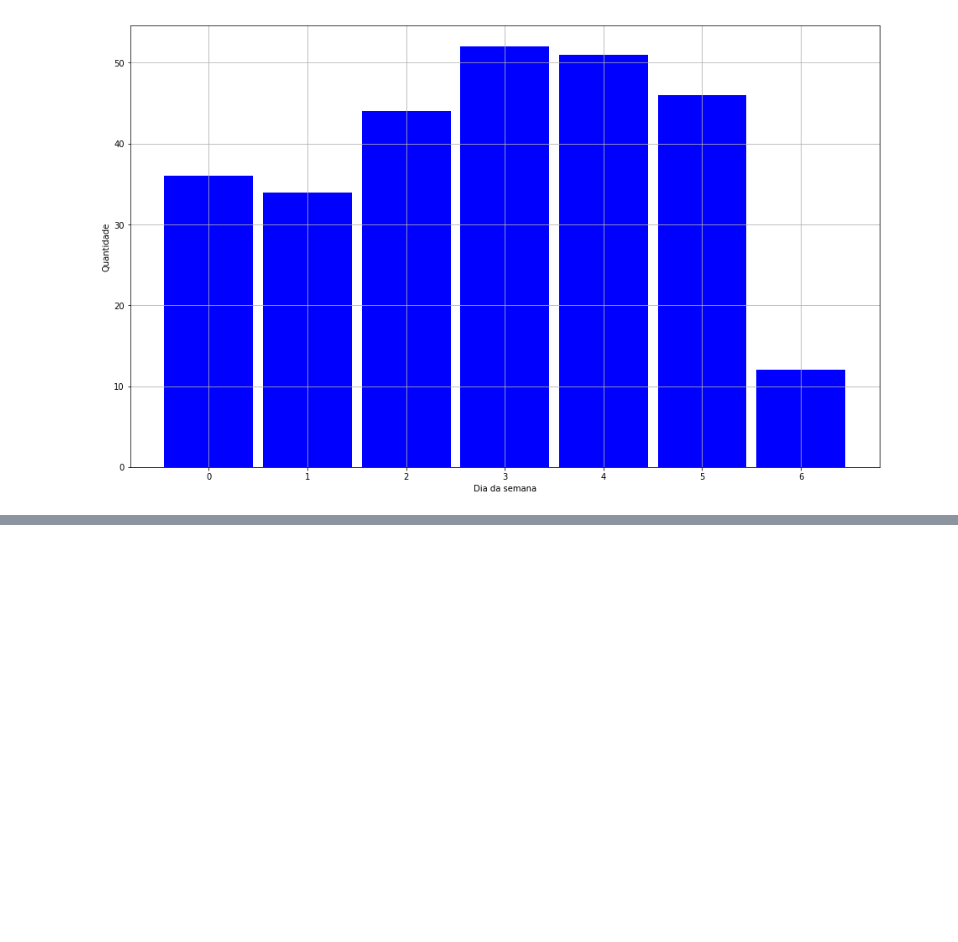
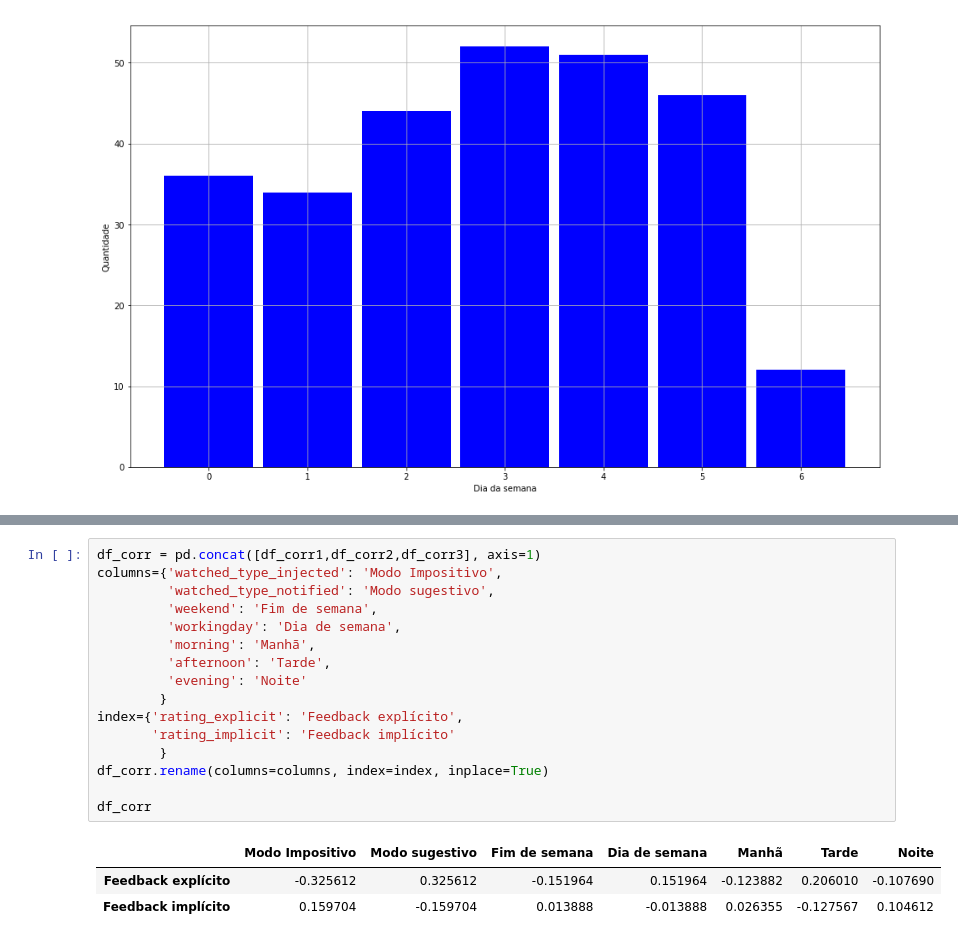
Before and after one commit to davidcampelo/tv4e-recommender, a Jupyter notebook: notebooks/recommender_features_analysis.ipynb, the cells around one changed output, grey strips where cells are left out. Drawn from its saved outputs; the diff is of its cells as text; blank space fills up the shorter version.

```diff
--- a/notebooks/recommender_features_analysis.ipynb
+++ b/notebooks/recommender_features_analysis.ipynb
@@ -197,0 +375,20 @@ plt.show()
+# %%
+df_corr = pd.concat([df_corr1,df_corr2,df_corr3], axis=1)
+columns={'watched_type_injected': 'Modo Impositivo',
+         'watched_type_notified': 'Modo sugestivo',
+         'weekend': 'Fim de semana',
+         'workingday': 'Dia de semana',
+         'morning': 'Manhã',
+         'afternoon': 'Tarde',
+         'evening': 'Noite'
+        }
+index={'rating_explicit': 'Feedback explícito',
+       'rating_implicit': 'Feedback implícito'
+        }
+df_corr.rename(columns=columns, index=index, inplace=True)
+
+df_corr
+# %% [output]
+|  | Modo Impositivo | Modo sugestivo | Fim de semana | Dia de semana | Manhã | Tarde | Noite |
+| Feedback explícito | -0.325612 | 0.325612 | -0.151964 | 0.151964 | -0.123882 | 0.206010 | -0.107690 |
+| Feedback implícito | 0.159704 | -0.159704 | 0.013888 | -0.013888 | 0.026355 | -0.127567 | 0.104612 |
```
Also changed, not shown: parts of 5 cells of this notebook.
